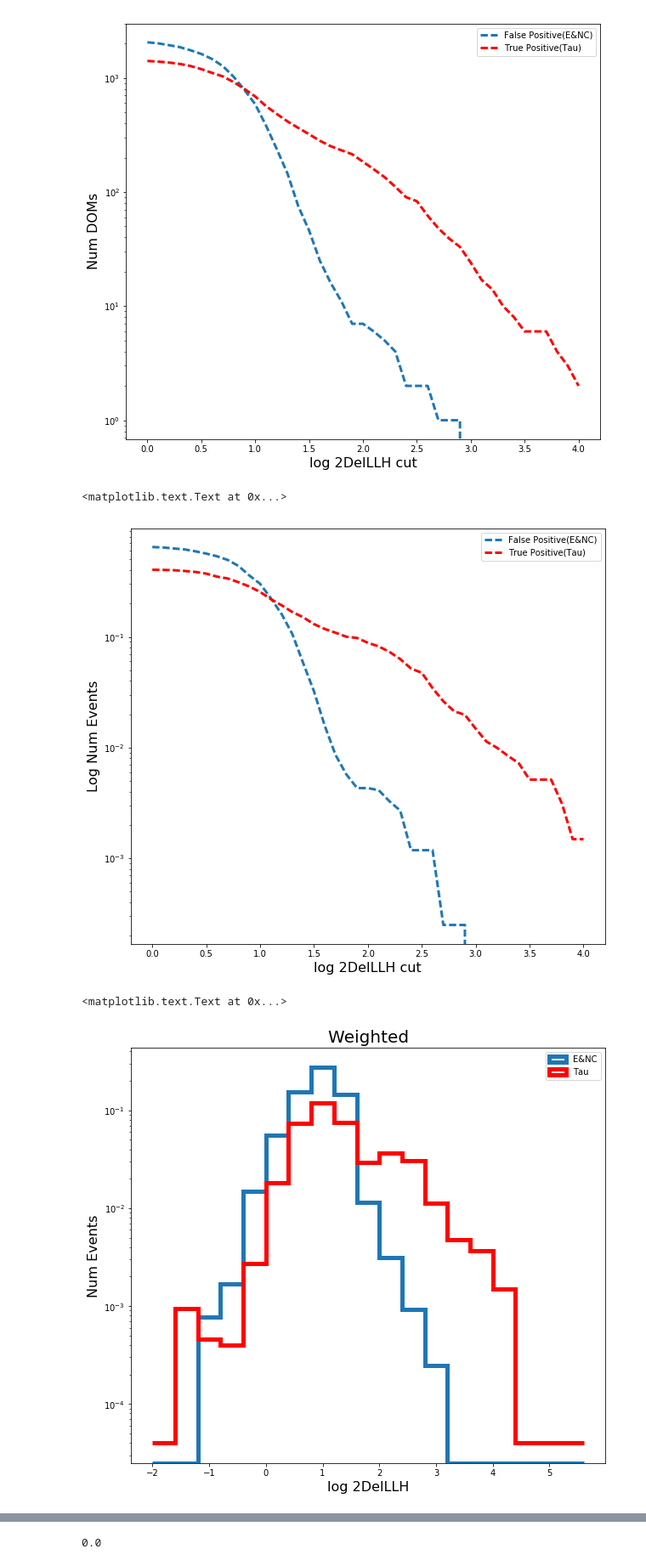
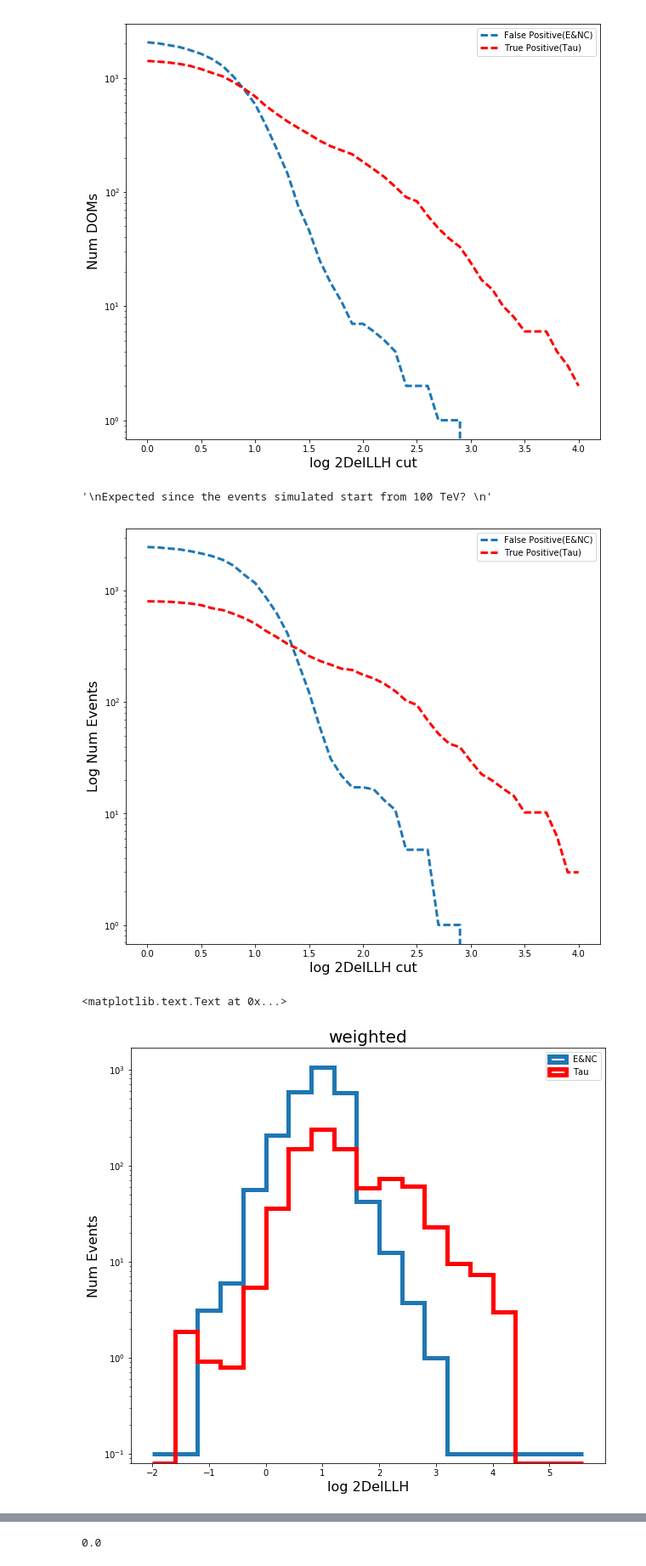
Before and after one commit to ka-til/P-ONE_NuTau, a Jupyter notebook: IMINUIT/expGauss.ipynb, the cells around one changed output, grey strips where cells are left out. Shown at 85% size. Drawn from its saved outputs; the diff is of its cells as text; code cells hidden in the pictures.

Commit message:
corrected anti-neutrino and neutrino weights

```diff
--- a/IMINUIT/expGauss.ipynb
+++ b/IMINUIT/expGauss.ipynb
@@ -44,6 +48,8 @@ weight_e = ([])
 weightPerEventTau = ([])
 weightPerEventE = ([])
 
+nFiles = 1000
+
 event_num = 0
 for i in range(0, 2000):
     print(i)
@@ -56,7 +62,7 @@ for i in range(0, 2000):
         params = frame['Parameters_doublePeak']
         params_single = frame['Parameters_biGauss']
         recoPulseMap = frame['I3RecoPulses']
-        weightPerEvent = Weights.weight(frame, NEvents)
+        weightPerEvent = Weights.weight(frame, nFiles)
         #print(lepton)
 
         max2DelLLH = 0
@@ -72,7 +78,7 @@ for i in range(0, 2000):
             aRatio = vals[4]/vals[8]
             lRatio = 2*abs(vals_single[0]-vals[0])
             skewRatio = abs(vals[3]-vals[7])
-            weight = Weights.weight(frame, NEvents)
+            weight = Weights.weight(frame, nFiles)
 
             if lRatio > max2DelLLH:
                 max2DelLLH = lRatio
@@ -311,26 +302,26 @@ plt.ylabel('Log Num Events', fontsize = 16)
 Expected since the events simulated start from 100 TeV?
 '''
 # %% [output]
-<matplotlib.text.Text at 0x...>
+'\nExpected since the events simulated start from 100 TeV? \n'
-[figure, old version]
+[figure, new version]
 # %%
 '''
 On event basis - DOMs are weighted
 '''
 LLH_t = np.log10(largest_2DelLLH_t[largest_2DelLLH_t > 0])
 LLH_e = np.log10(largest_2DelLLH_e[largest_2DelLLH_e > 0])
 
 wFinal_t = weightPerEventTau[largest_2DelLLH_t > 0]
 wFinal_e = weightPerEventE[largest_2DelLLH_e > 0]
 
 bins = np.arange(-2, 6, 0.4)
 plt.figure(figsize=(10,9))
 plt.hist(LLH_e, bins=bins, weights=wFinal_e, histtype='step', log=True, linewidth = 5, label='E&NC')
 plt.hist(LLH_t, bins=bins, weights=wFinal_t, histtype='step', log=True, linewidth = 5, label='Tau', color='r')
 plt.legend()
 plt.xlabel('log 2DelLLH', fontsize = 16)
 plt.ylabel('Num Events', fontsize = 16)
-plt.title('Weighted', fontsize=20)
+plt.title('weighted', fontsize=20)
 # %% [output]
 <matplotlib.text.Text at 0x...>
-[figure, old version]
+[figure, new version]
```
Also changed, not shown: parts of 9 cells of this notebook, 1 other file.
